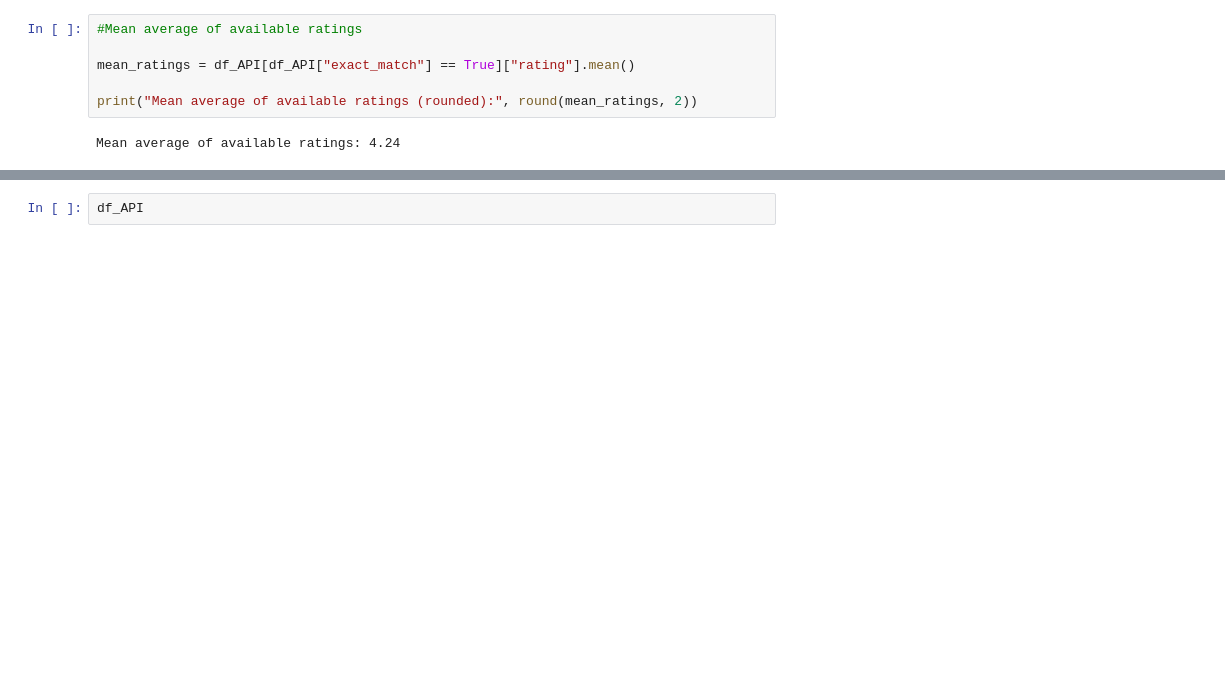
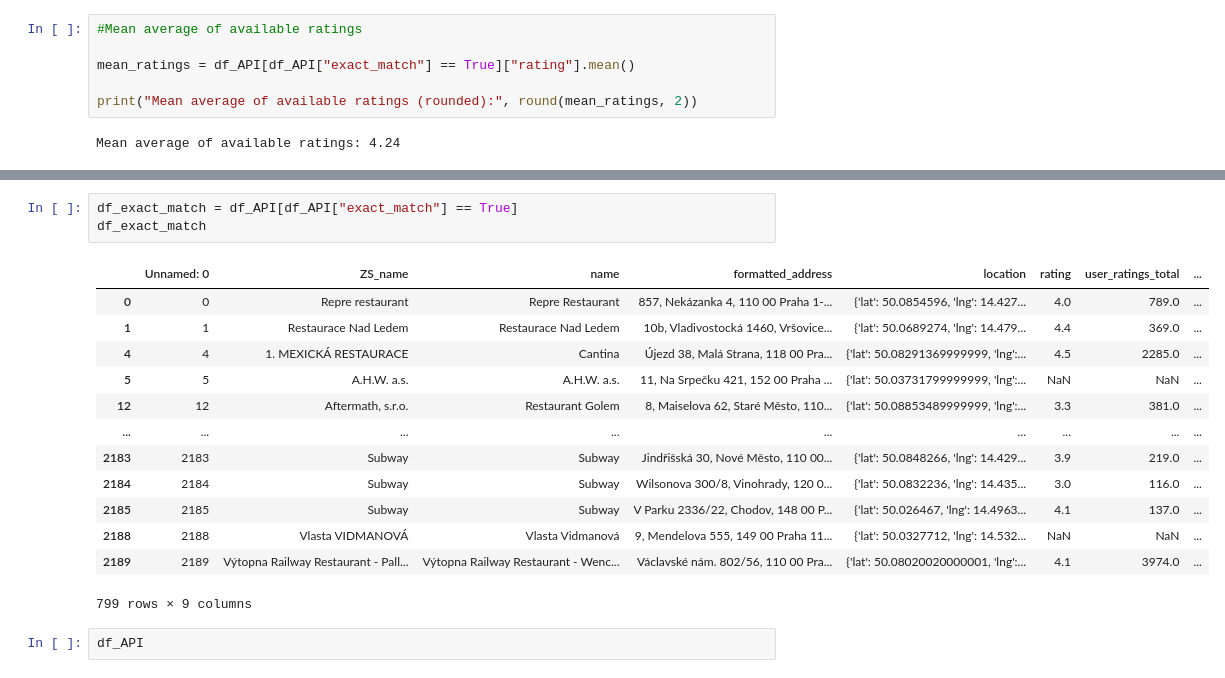
Before and after one commit to Matyas-Mattanelli/Webscraper-Zlate-Stranky, a Jupyter notebook: Dataset_comparison.ipynb, the cells around one changed output, grey strips where cells are left out. Drawn from its saved outputs; the diff is of its cells as text; blank space fills up the shorter version.

```diff
--- a/Dataset_comparison.ipynb
+++ b/Dataset_comparison.ipynb
@@ -113,3 +125,20 @@ print("Lowest rating:", )
+# %%
+df_exact_match = df_API[df_API["exact_match"] == True]
+df_exact_match
+# %% [output]
+|  | Unnamed: 0 | ZS_name | name | formatted_address | location | rating | user_ratings_total | ... |
+| 0 | 0 | Repre restaurant | Repre Restaurant | 857, Nekázanka 4, 110 00 Praha 1-... | {'lat': 50.0854596, 'lng': 14.427... | 4.0 | 789.0 | ... |
+| 1 | 1 | Restaurace Nad Ledem | Restaurace Nad Ledem | 10b, Vladivostocká 1460, Vršovice... | {'lat': 50.0689274, 'lng': 14.479... | 4.4 | 369.0 | ... |
+| 4 | 4 | 1. MEXICKÁ RESTAURACE | Cantina | Újezd 38, Malá Strana, 118 00 Pra... | {'lat': 50.08291369999999, 'lng':... | 4.5 | 2285.0 | ... |
+| 5 | 5 | A.H.W. a.s. | A.H.W. a.s. | 11, Na Srpečku 421, 152 00 Praha ... | {'lat': 50.03731799999999, 'lng':... | NaN | NaN | ... |
+| 12 | 12 | Aftermath, s.r.o. | Restaurant Golem | 8, Maiselova 62, Staré Město, 110... | {'lat': 50.08853489999999, 'lng':... | 3.3 | 381.0 | ... |
+| ... | ... | ... | ... | ... | ... | ... | ... | ... |
+| 2183 | 2183 | Subway | Subway | Jindřišská 30, Nové Město, 110 00... | {'lat': 50.0848266, 'lng': 14.429... | 3.9 | 219.0 | ... |
+| 2184 | 2184 | Subway | Subway | Wilsonova 300/8, Vinohrady, 120 0... | {'lat': 50.0832236, 'lng': 14.435... | 3.0 | 116.0 | ... |
+| 2185 | 2185 | Subway | Subway | V Parku 2336/22, Chodov, 148 00 P... | {'lat': 50.026467, 'lng': 14.4963... | 4.1 | 137.0 | ... |
+| 2188 | 2188 | Vlasta VIDMANOVÁ | Vlasta Vidmanová | 9, Mendelova 555, 149 00 Praha 11... | {'lat': 50.0327712, 'lng': 14.532... | NaN | NaN | ... |
+| 2189 | 2189 | Výtopna Railway Restaurant - Pall... | Výtopna Railway Restaurant - Wenc... | Václavské nám. 802/56, 110 00 Pra... | {'lat': 50.08020020000001, 'lng':... | 4.1 | 3974.0 | ... |
+799 rows × 9 columns
 # %%
 df_API
 # %% [output]
```
Also changed, not shown: parts of 4 cells of this notebook.
